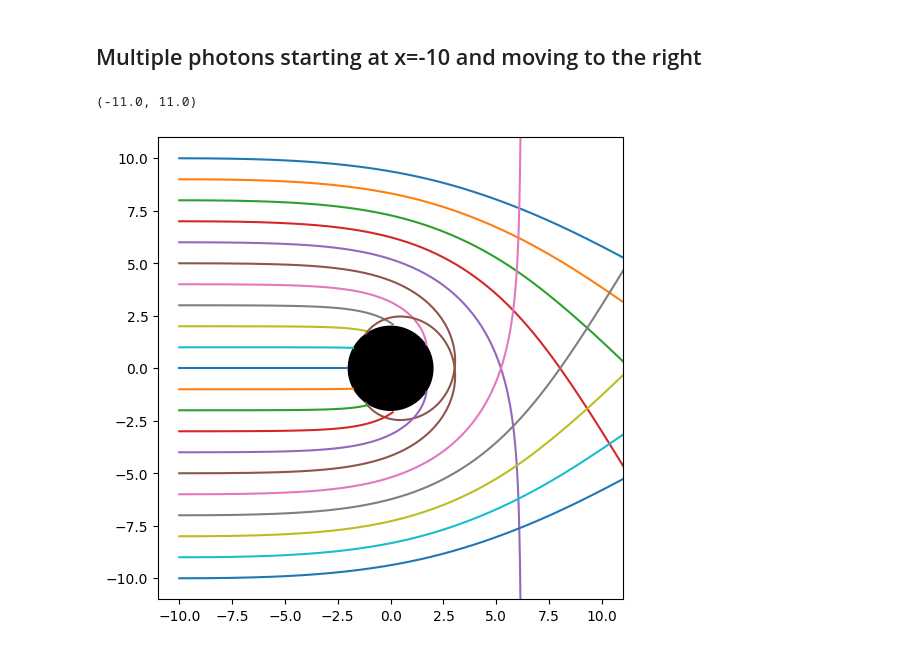
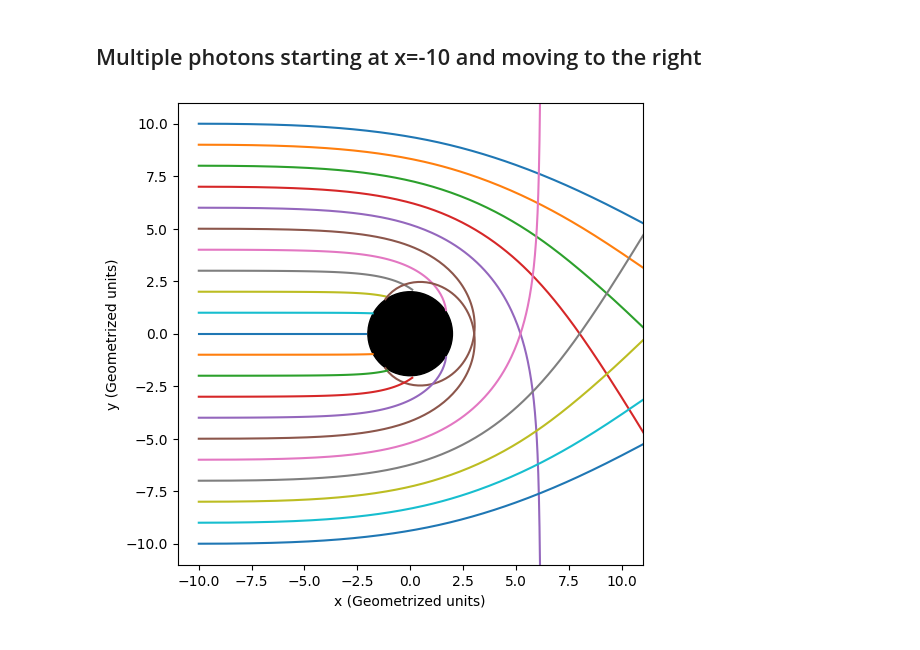
Before and after one commit to bldevries/curvedpy, a Jupyter notebook: tutorials/Tutorial_1_calc_geodesic.ipynb, the cells around one changed output. Cells and saved outputs as stored; diff of their text form; code cells hidden in the pictures.

```diff
--- a/tutorials/Tutorial_1_calc_geodesic.ipynb
+++ b/tutorials/Tutorial_1_calc_geodesic.ipynb
@@ -9,3 +13,3 @@ import matplotlib.pyplot as plt
 # %%
-gi = GeodesicIntegratorSchwarzschildXYZ(mass = 1, time_like = False, verbose=False)
+gi = BlackholeGeodesicIntegrator(mass = 1.0, a = 0.0, time_like = False, verbose=False)
 # %%
@@ -52,16 +55,7 @@ k0_xyz = np.array([0., -0.01, 0.0])
 x0_xyz = np.array([0.0001, 5, 0])
 
 st = time.time()
-# k_xyz, x_xyz , result = gi.calc_trajectory(k0_xyz = k0_xyz, x0_xyz = x0_xyz, \
-#                           verbose=False)
-
-
-k_xyz, x_xyz , result = gi.calc_trajectory(k0_xyz, x0_xyz,max_step = 1.0,\
-                                            curve_end=500, nr_points_curve=100,verbose=False)
-                         #  curve_start = self.start_t, \
-                         #  curve_end = self.end_t, \
-                         #  nr_points_curve = self.steps,\
-                         # max_step=self.max_step)
+k_xyz, x_xyz , result = gi.geodesic(k0_xyz, x0_xyz,max_step = 1.0, curve_end=500, nr_points_curve=100)
 print("Exec. time: ", time.time()-st)
 print("Integrator result: ", result.message)
 print("Event of hitting the blackhole: ", result.hit_blackhole)
@@ -72,4 +66,7 @@ ax.add_patch(circle1)
 ax.plot(*x_xyz[0:2])
 plt.xlim(-7, 7)
 plt.ylim(-7, 7)
+plt.xlabel("x (Geometrized units)")
+plt.ylabel("y (Geometrized units)")
+plt.show()
 # %% [output]
@@ -83,19 +79,20 @@ Event of hitting the blackhole:  True
 # %%
 circle1 = plt.Circle((0, 0), 2, color='k')
 fig, ax = plt.subplots(figsize=(6,6))
 ax.add_patch(circle1)
 
 nr = 21
-for k_xyz, x_xyz , result in gi.calc_trajectory(\
+for k_xyz, x_xyz , result in gi.geodesic(\
                         k0_xyz = [np.array([0.1, 0.0, 0.0]) for i in range(nr)], \
                         x0_xyz = [np.array([-10.0, 10-i, 0.0]) for i in range(nr)], \
-                        curve_end=500, nr_points_curve=500, \
-                        verbose=False):
+                        curve_end=500, nr_points_curve=500):
     ax.plot(*x_xyz[0:2])
 
 lim = 11
 plt.xlim(-lim, lim)
 plt.ylim(-lim, lim)
+plt.xlabel("x (Geometrized units)")
+plt.ylabel("y (Geometrized units)")
+plt.show()
 # %% [output]
-(-11.0, 11.0)
-[figure, old version]
+[figure, new version]
```
Also changed, not shown: parts of 7 cells of this notebook.
